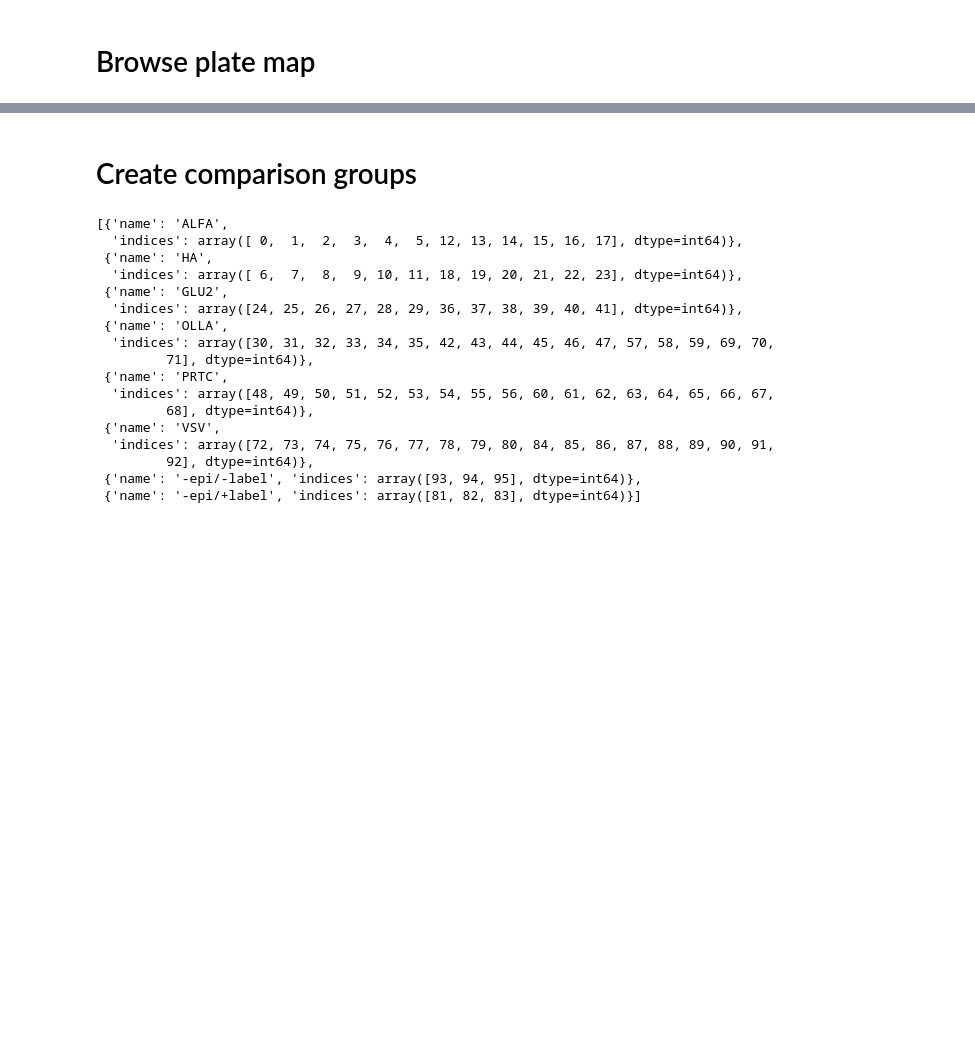
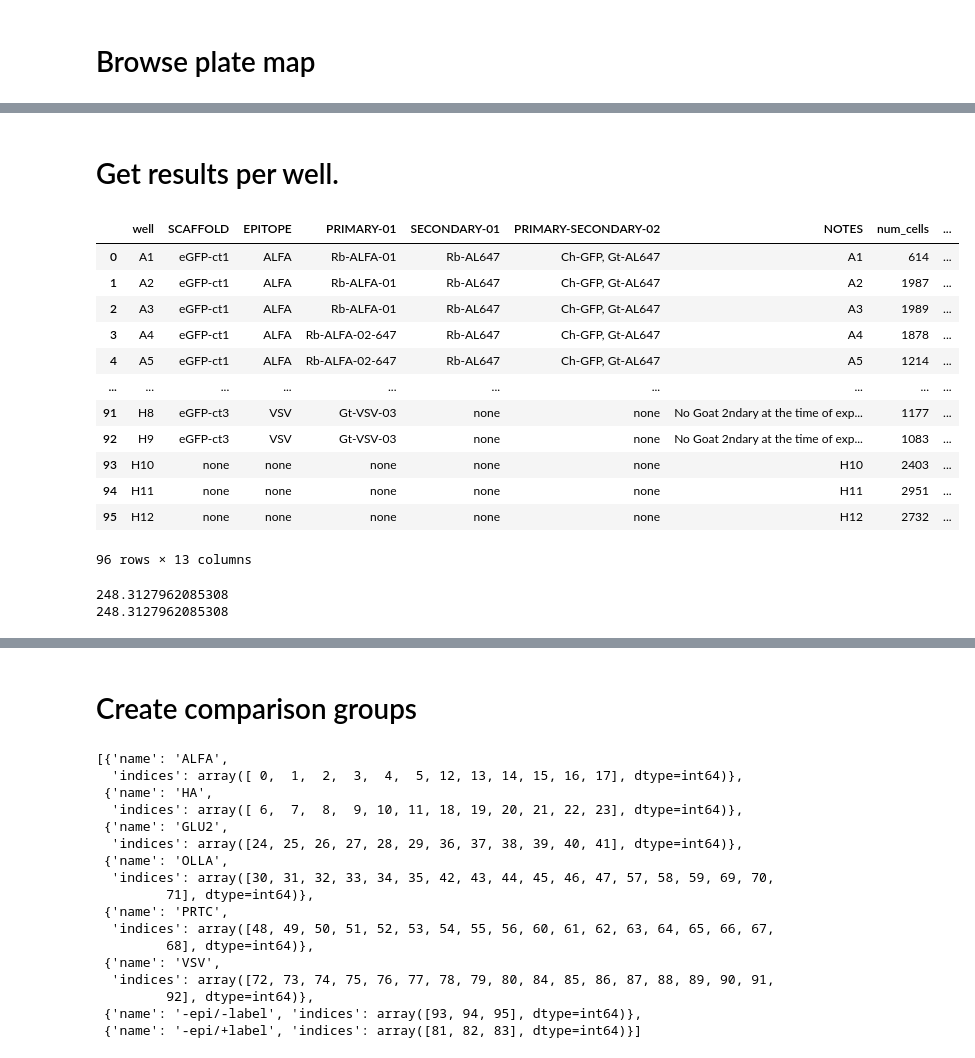
Before and after one commit to e11bio/well-plate-assay, a Jupyter notebook: notebooks/relative_F.ipynb, the cells around one changed output, grey strips where cells are left out. Drawn from its saved outputs; the diff is of its cells as text; code cells hidden in the pictures; blank space fills up the shorter version.

```diff
--- a/notebooks/relative_F.ipynb
+++ b/notebooks/relative_F.ipynb
@@ -29,7 +9,7 @@ display(meta_data)
 
 import zarr
 from wellplate.elements import read_plate_xml, read_nd2, read_plate_csv
-zarr_loc = 'C:/example_data/reprocessed2.zarr'
+zarr_loc = 'C:/example_data/reprocessed_intensity_masks.zarr'
 xml_loc = 'C:/example_data/HEK002-Label_ab-epitope-scaffold-fluorophore-2.xml'
 csv_loc = 'C:/example_data/96w Sandbox - HEK002_MAPS.csv'
 nd2_loc = 'C:/example_data/220714_96w-Merged_DAPI-GFP-555-647.nd2'
@@ -39,6 +19,7 @@ meta_data = read_plate_csv(csv_loc)
 proc_data = zarr.open(zarr_loc)
 im_data, channel_names, colormaps = read_nd2(nd2_loc)
 print(channel_names)
+display(proc_data.tree())
 display(meta_data)
 # %% [output]
 The autoreload extension is already loaded. To reload it, use:
@@ -73,3 +53,62 @@ plate_map(meta_data,viewer)
 [interactive output not drawn]
 [interactive output not drawn]
 [interactive output not drawn]
+# %% [markdown]
+# Get results per well.
+# %%
+import numpy as np
+import pandas as pd
+from tqdm.notebook import tqdm
+# Parameters.
+dapi_channel = 'dapi'
+scaffold_channel = 'gfp'
+epi_channel = 'rfp'
+threshold_factor = 0.5
+
+signal_data = []
+for well_ind in tqdm(range(96),desc='Analyzing wells'):
+    # get masks.
+    masks = proc_data[f'cells/masks/well{well_ind}/channel_{dapi_channel}'][:]
+    num_masks = masks.max()
+    # get image.
+    im = im_data[well_ind,channel_names.index('488 nm'),:,:].to_numpy()
+    # get intensities
+    intensities = proc_data[f'cells/intensity/well{well_ind}/channel_{scaffold_channel}'][:]
+    #get background pixels.
+    bg_pixs = im[masks==0]
+    # THRESHOLD.
+    threshold = bg_pixs.mean()+(threshold_factor*bg_pixs.std())
+    sig_cells = np.argwhere(intensities>threshold)
+    # get epi intensities.
+    epi_intensities = proc_data[f'cells/intensity/well{well_ind}/channel_{epi_channel}'][:]
+    # store info
+    signal_data.append({'well':meta_data.iloc[well_ind]['well'],'num_cells': num_masks,
+                        'num_sig_cells':sig_cells.size,'scaffold_signal':intensities[sig_cells].mean(),'epi_signal':epi_intensities.mean()})
+signal_data = pd.DataFrame(signal_data)
+signal_data['ratio'] =  signal_data['epi_signal']/signal_data['scaffold_signal']
+signal_data['perc_pos'] =  (signal_data['num_sig_cells']/signal_data['num_cells'])*100
+signal_data = meta_data.merge(signal_data,on='well')
+display(signal_data)
+# %% [output]
+|  | well | SCAFFOLD | EPITOPE | PRIMARY-01 | SECONDARY-01 | PRIMARY-SECONDARY-02 | NOTES | num_cells | ... |
+| 0 | A1 | eGFP-ct1 | ALFA | Rb-ALFA-01 | Rb-AL647 | Ch-GFP, Gt-AL647 | A1 | 614 | ... |
+| 1 | A2 | eGFP-ct1 | ALFA | Rb-ALFA-01 | Rb-AL647 | Ch-GFP, Gt-AL647 | A2 | 1987 | ... |
+| 2 | A3 | eGFP-ct1 | ALFA | Rb-ALFA-01 | Rb-AL647 | Ch-GFP, Gt-AL647 | A3 | 1989 | ... |
+| 3 | A4 | eGFP-ct1 | ALFA | Rb-ALFA-02-647 | Rb-AL647 | Ch-GFP, Gt-AL647 | A4 | 1878 | ... |
+| 4 | A5 | eGFP-ct1 | ALFA | Rb-ALFA-02-647 | Rb-AL647 | Ch-GFP, Gt-AL647 | A5 | 1214 | ... |
+| ... | ... | ... | ... | ... | ... | ... | ... | ... | ... |
+| 91 | H8 | eGFP-ct3 | VSV | Gt-VSV-03 | none | none | No Goat 2ndary at the time of exp... | 1177 | ... |
+| 92 | H9 | eGFP-ct3 | VSV | Gt-VSV-03 | none | none | No Goat 2ndary at the time of exp... | 1083 | ... |
+| 93 | H10 | none | none | none | none | none | H10 | 2403 | ... |
+| 94 | H11 | none | none | none | none | none | H11 | 2951 | ... |
+| 95 | H12 | none | none | none | none | none | H12 | 2732 | ... |
+96 rows × 13 columns
+# %%
+# Check epi signal values.
+print(proc_data[f'cells/intensity/well0/channel_rfp'][0])
+mask = proc_data[f'cells/masks/well0/channel_dapi'][:]
+im = im_data[0,channel_names.index('640 nm'),:,:].to_numpy()
+print(im[mask==1].mean())
+# %% [output]
+248.3127962085308
+248.3127962085308
```
Also changed, not shown: parts of 5 cells of this notebook.
